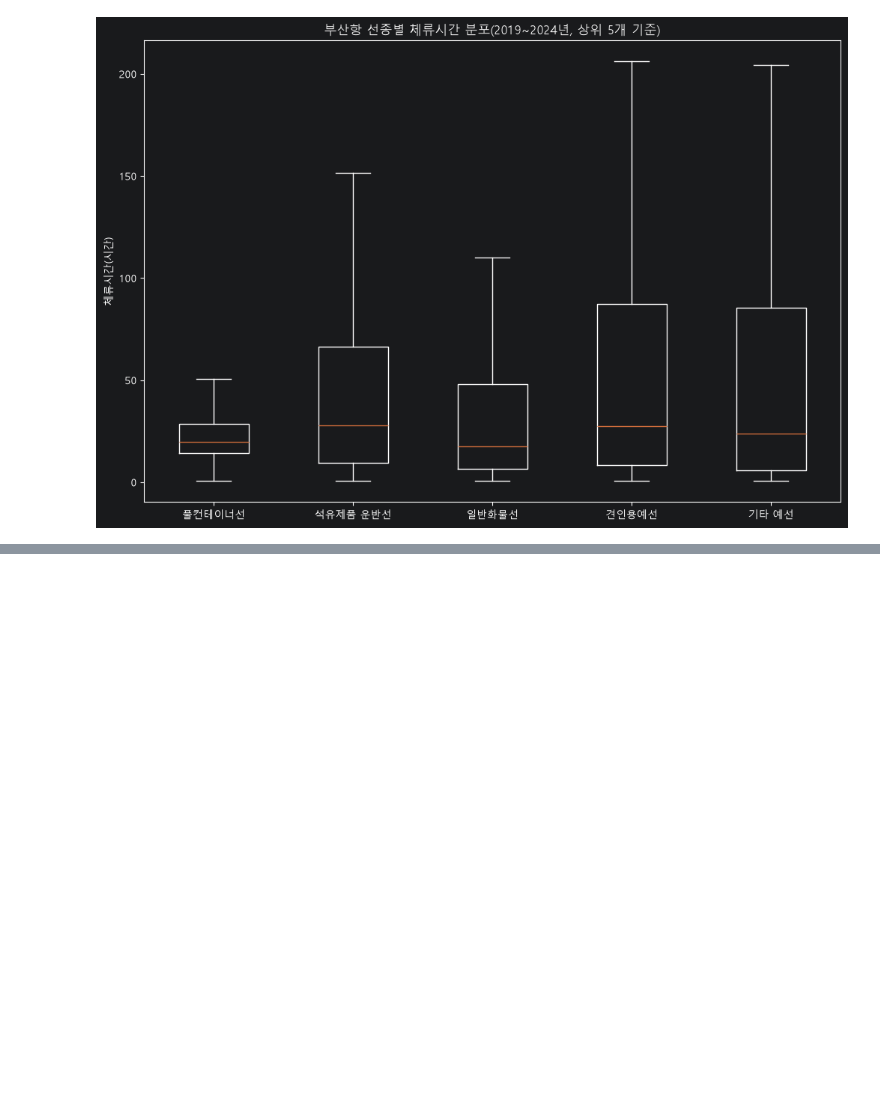
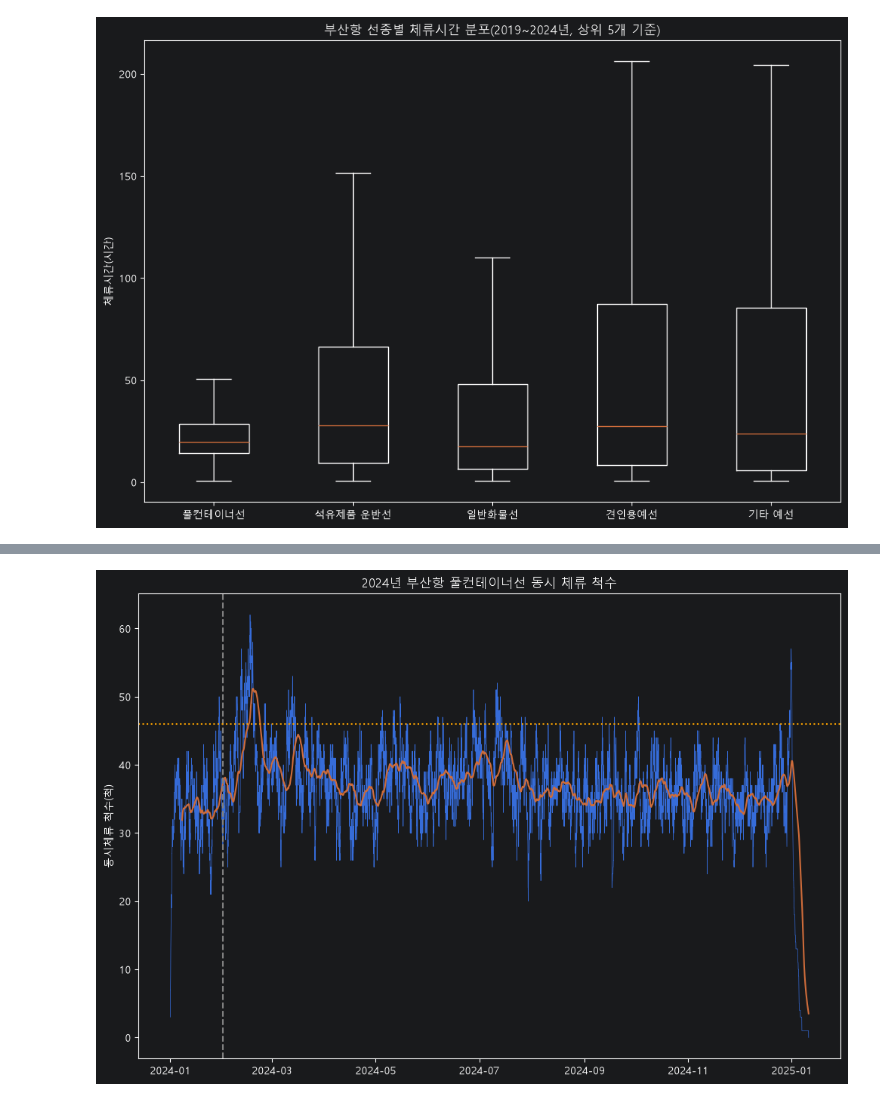
Before and after one commit to dorothy1088/smartport, a Jupyter notebook: kpi.ipynb, the cells around one changed output, grey strips where cells are left out. Saved outputs shown, nothing was run; the diff lists cells and outputs as text; code cells hidden in the pictures; blank space fills up the shorter version.

```diff
--- a/kpi.ipynb
+++ b/kpi.ipynb
@@ -393,0 +447,6 @@ plt.show()
+# %%
+events = pd.concat(
+    [pd.Series(1, index=container['입항']),
+pd.Series(-1, index=container['출항'])]).sort_index()
+
+events # 입항과 출항의 기록 데이터
@@ -393,0 +466,5 @@ plt.show()
+# %%
+occupancy = events.groupby(level=0).sum().cumsum()
+#cumsum = cumulative sum 시간의 흐름에 따라서 변화량을 누적해서 합산
+
+occupancy
@@ -393,0 +484,3 @@ plt.show()
+# %%
+hourly_occupancy = occupancy.resample('h').last().ffill() #시간단위로 끊어줌, 59분까지 한 걸 대표값으로 , 3시에 없을 수 있는 걸 내두면 결측값이 되기에 그 앞전 걸로 가지고 오겠다
+hourly_occupancy
@@ -393,0 +505,3 @@ plt.show()
+# %%
+stable = hourly_occupancy.loc['2024-02-1':'2024-12-31']
+stable.groupby(stable.index.dayofweek).mean().round(1)
@@ -393,0 +517,19 @@ plt.show()
+# %%
+fig, ax = plt.subplots(figsize=(12,8))
+ax.plot(
+    hourly_occupancy.index, # x측은 시간대별로
+    hourly_occupancy,
+    linewidth=0.5,
+    label='1시간 단위'
+)
+ax.plot(hourly_occupancy.rolling(24*7).mean(),label='7일 이동평균') # 롤링-윈도우별로 계속 계산 - 윈도우는 창문과 창문이 겹쳐있는, 24시간 7일이 윈도우가 됨 윈도우 개념은 llm에 들어감 문맥-contest window에서 밀리면 ai 기억을 못함. 요즘에는 문맥 윈도우도 커지고 기억하는 토큰도 커져서 기억을 많이 함
+
+ax.axvline(pd.Timestamp('2024-02-01'), color='grey', linestyle='--')
+ax.axhline(stable.quantile(0.95), color='orange', linestyle=':')
+
+ax.set_title('2024년 부산항 풀컨테이너선 동시 체류 척수')
+ax.set_ylabel('동시체류 척수(척)')
+
+plt.show()
+# %% [output]
+[figure, added]
```
Also changed, not shown: parts of 10 cells of this notebook.
